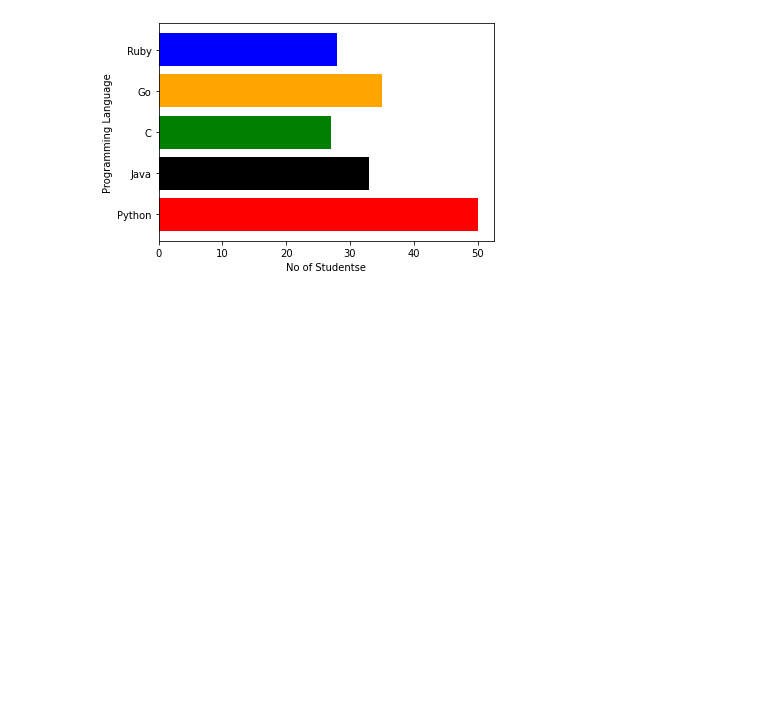
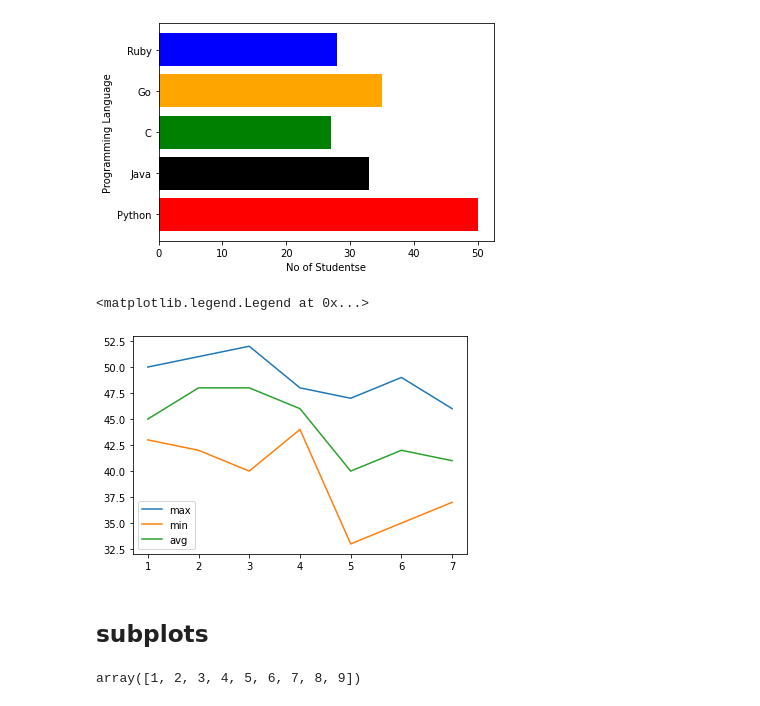
Before and after one commit to mavrick08/AWP-Dec2022, a Jupyter notebook: Matplotlib.ipynb, the cells around one changed output. Drawn from its saved outputs; the diff is of its cells as text; code cells hidden in the pictures; blank space fills up the shorter version.

```diff
--- a/Matplotlib.ipynb
+++ b/Matplotlib.ipynb
@@ -176,3 +174,24 @@ plt.ylabel('Programming Language')
 # %% [output]
 Text(0, 0.5, 'Programming Language')
 [figure]
+# %%
+days = [1,2,3,4,5,6,7]
+max_t = [50,51,52,48,47,49,46]
+min_t = [43,42,40,44,33,35,37]
+avg_t = [45,48,48,46,40,42,41]
+# %%
+plt.plot(days,max_t,label='max')
+plt.plot(days,min_t,label='min')
+plt.plot(days,avg_t,label='avg')
+
+plt.legend()
+# %% [output]
+<matplotlib.legend.Legend at 0x...>
+[figure, added]
+# %% [markdown]
+## subplots
+# %%
+x = np.arange(1,10)
+x
+# %% [output]
+array([1, 2, 3, 4, 5, 6, 7, 8, 9])
```
Also changed, not shown: parts of 19 cells of this notebook.
